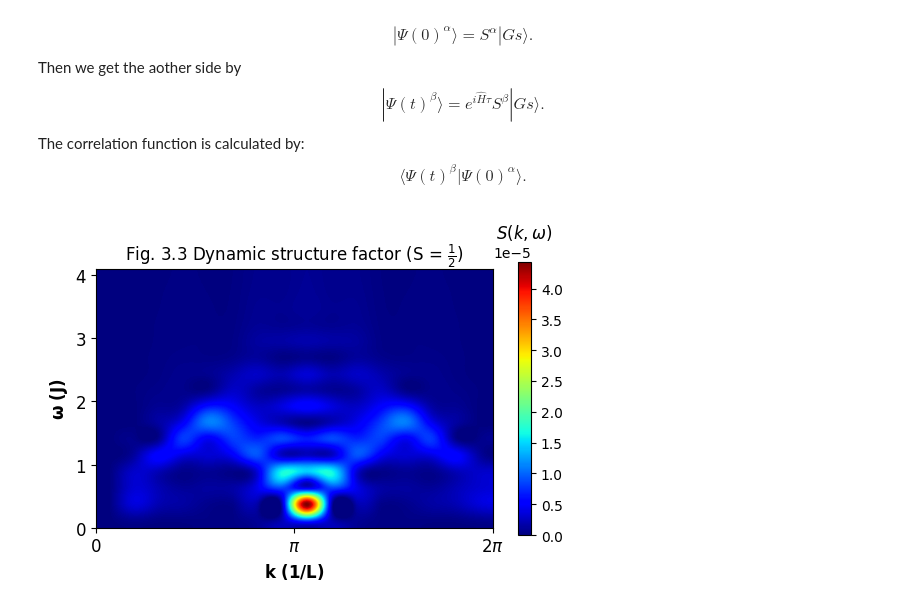
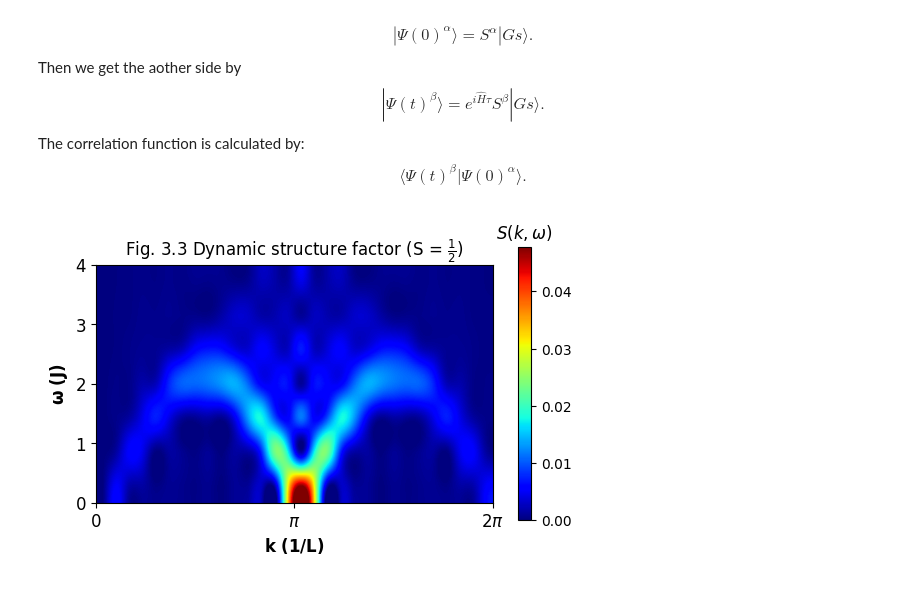
Before and after one commit to DavidGoing/DMRG, a Jupyter notebook: DMRG_TEBD.ipynb, the cells around one changed output. Saved outputs shown, nothing was run; the diff lists cells and outputs as text; code cells hidden in the pictures.

```diff
--- a/DMRG_TEBD.ipynb
+++ b/DMRG_TEBD.ipynb
@@ -549,18 +550,18 @@ print('############################')
 
 start = perf_counter()
 for i in range(N):
-    Evolution_Sz[0,i] = multi_site_measurement(MPSt,MPSt,[Sz],[i])
-    Correlaion_SpSm[0,i] = multi_site_measurement(MPSt,Gs,[Sm],[i])
-
+    Evolution_Sz[0, i] = multi_site_measurement(MPSt, MPSt, [Sz], [i])
+    Correlaion_SpSm[0, i] = multi_site_measurement(MPSt, Gs, [Sm], [i])
 
 
 Coupled_operator = np.einsum("st,kl-> sktl",Sz,Sz)
 Coupled_operator += 0.5*np.einsum("st,kl-> sktl",Sp,Sm)
 Coupled_operator += 0.5*np.einsum("st,kl-> sktl",Sm,Sp)
 Exp_Coupled = np.reshape(Coupled_operator,(4,4))
-Exp_Coupled = scipy.linalg.expm(complex(0,-tau)*Exp_Coupled)
+Exp_Coupled = scipy.linalg.expm(1 *complex(0,tau)*Exp_Coupled)
 
 for t in range(time_slice//2):
+    print('sweep: {}'.format(t))
     for i in range(0,N-1,1):
         MM = coarse_grain_MPS(MPSt[i], MPSt[i+1])
         image = np.einsum("st,sij->tij",Exp_Coupled,MM)
@@ -569,9 +570,10 @@ for t in range(time_slice//2):
         # print(trunc)
         B = np.einsum("ij,sjk->sik",  np.diag(S),B)
         MPSt[i], MPSt[i + 1]  = A,B
+    Gsr=move_mix_site(start=0, end=N-1, mix_MPS=Gs, bond_dim=D)
     for i in range(N):
         Evolution_Sz[t*2+1 , i] = multi_site_measurement(MPSt,MPSt,[Sz],[i])
-        Correlaion_SpSm[t*2+1 , i] = multi_site_measurement(MPSt,Gs,[Sm],[i])
+        Correlaion_SpSm[t*2+1 , i] = multi_site_measurement(MPSt,Gsr,[Sm],[i])
     # for i in range(N//2+1):
     #     sz_val = multi_site_measurement(MPSt,MPSt,[Sz],[i+N//2])
     #     spsm_val = multi_site_measurement(MPSt,Gs,[Sm],[i+N//2])
@@ -655,30 +672,34 @@ $$
 \langle\Psi(t)^{\beta}|\Psi(0)^{\alpha}\rangle  .
 $$
 # %%
-phase_factor = [np.exp(Energy*1j*tau*i) for i in range(-time_slice,time_slice+1)]
+phase_factor = [np.exp(-Energy*1j*tau*i) for i in range(-time_slice,time_slice+1)]
 
 Correlation = np.transpose(np.array(Correlaion_SpSm))
 Correlation = np.concatenate((np.flip(Correlation[:, 1:].conjugate(), axis=1), Correlation), axis=1)
 Correlation = Correlation @ np.diag(phase_factor)
-Correlation = np.fft.ifftshift(Correlation, axes=1)
-Spec = np.absolute(np.fft.fft(np.fft.ifft(Correlation, axis=1), axis=0))
+Spec = np.absolute(np.fft.fft2(Correlation))
 Spec = Spec/np.size(Spec)
 
-Spec = Spec[:, 0:int(4.0 * tau * (2 * time_slice + 1) / (2 * np.pi)) + 1]
+Spec = Spec[:, 1:int(tau*time_slice)]
 NumOmega = np.shape(Spec)[1]
+K = np.outer(np.linspace(0, np.pi * 2, N), np.ones(NumOmega))
+W = np.outer(np.ones(N), np.linspace(0, NumOmega * np.pi / (tau * time_slice), NumOmega))
 fig, ax = plt.subplots()
-im = ax.imshow(abs(Spec).T, interpolation='spline36', cmap="jet",
-               origin='lower', extent=[0,2*np.pi,0,4.1],
+im = ax.imshow(abs(Spec).T, interpolation='Spline36', cmap="jet",
+               origin='lower', extent=[0,10,0,6],
                vmax=abs(Spec).max(), vmin=0)
 
-plt.xticks([0,np.pi,2*np.pi],['0',r"$\pi$",r"$2\pi$"],fontsize = 12)
+plt.xticks([0,5,10],['0',r"$\pi$",r"$2\pi$"],fontsize = 12)
 plt.xlabel(r'$\mathbf{k \ (1/L)}$',fontsize = 12)
-plt.yticks([0,1,2,3,4],fontsize = 12)
+plt.yticks([0,1.5,3,4.5,6],[0,1,2,3,4],fontsize = 12)
 plt.ylabel(r'$\mathbf{\omega \ (J)}$',fontsize = 12)
 cbar = fig.colorbar(im, ax=ax,shrink = 0.74)
+# cbar.set_label(r'$S(k,\omega)$')
 cbar.ax.set_title(r'$S(k,\omega)$')
+# cbar.ax.yaxis.set_label_coords(5.4, 0.5)
+# cbar.ax.yaxis.label.set_rotation(270)
 
 ax.set_title(r'Fig. 3.3 Dynamic structure factor (S = $\frac{1}{2}$)')
 plt.show()
 # %% [output]
-[figure, old version]
+[figure, new version]
```
Also changed, not shown: parts of 7 cells of this notebook.
